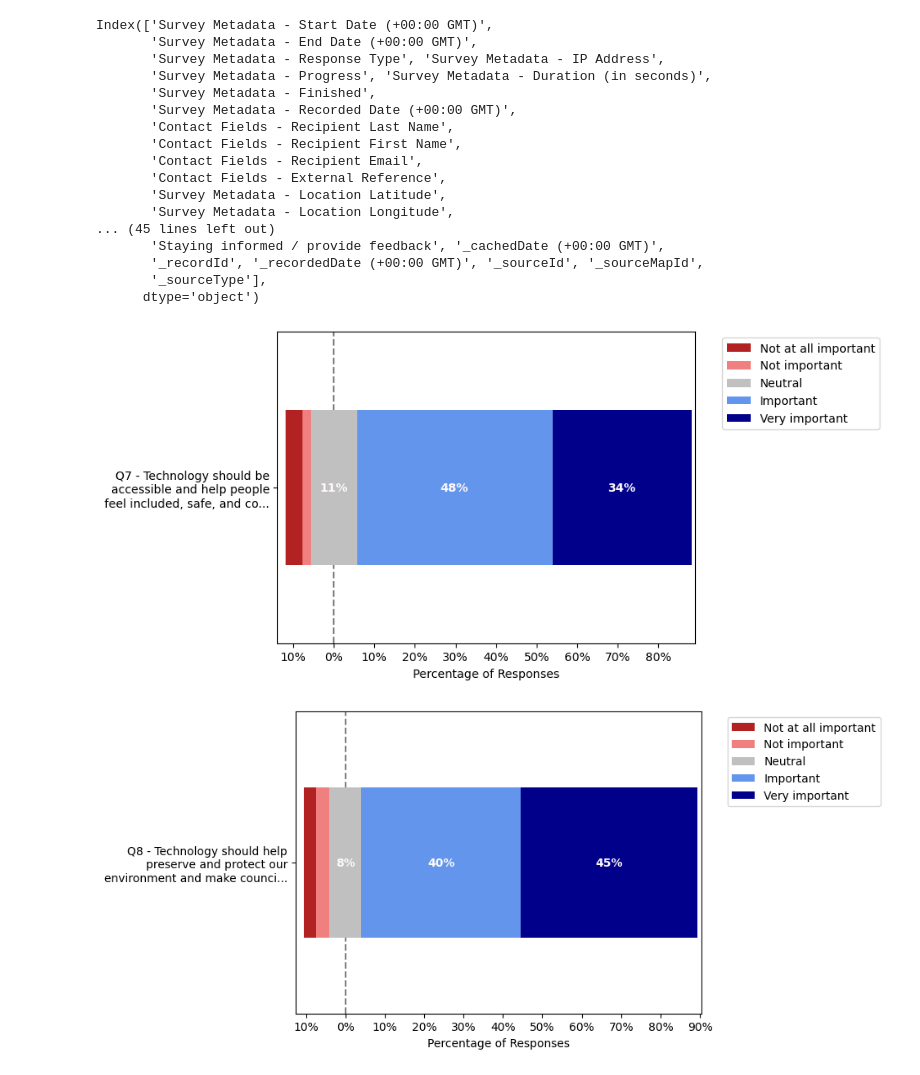
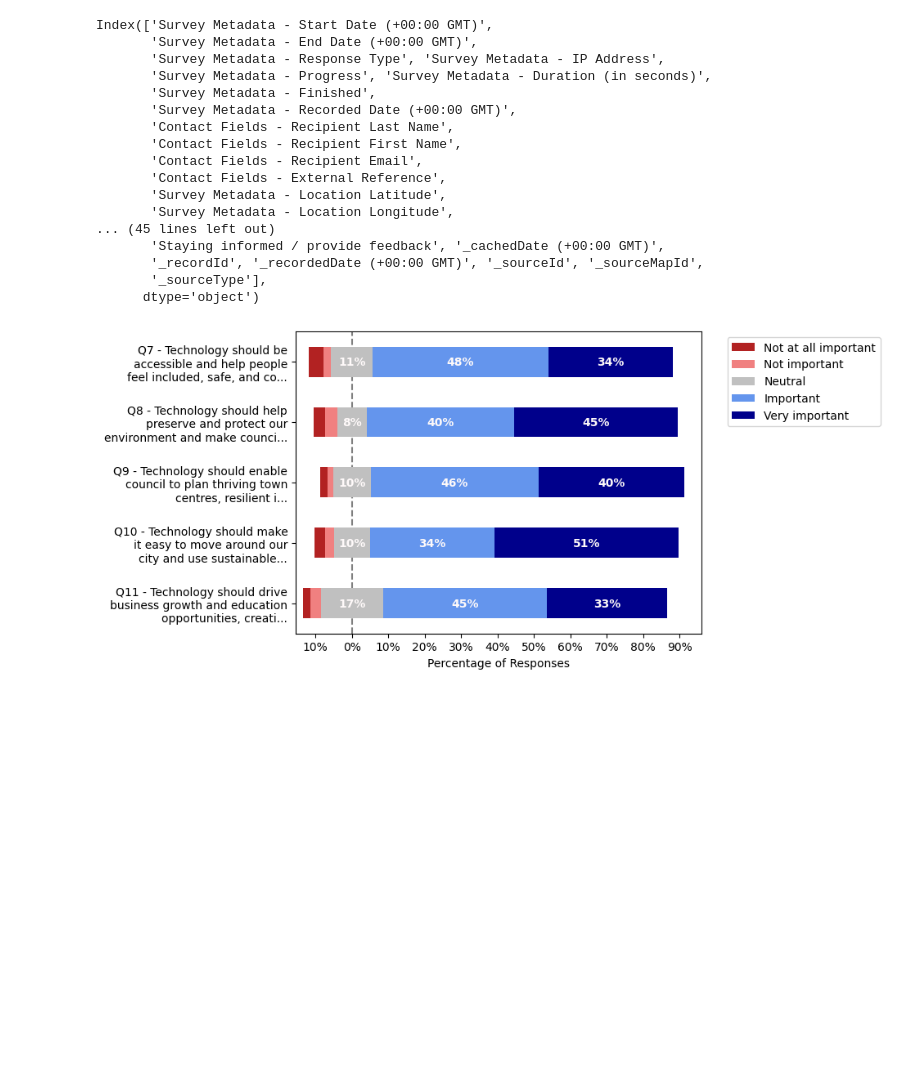
Before and after one commit to cybnz/SurveyVisualisation, a Jupyter notebook: likert_ranking.ipynb, the cells around one changed output. Saved outputs shown, nothing was run; the diff lists cells and outputs as text; code cells hidden in the pictures; blank space fills up the shorter version.

Commit message:
Move Likert graphs into single plot

```diff
--- a/likert_ranking.ipynb
+++ b/likert_ranking.ipynb
@@ -1,6 +1,8 @@
 # %%
 import plot_likert
 import pandas as pd
+import matplotlib.pyplot as plt
+import numpy as np
 
 df = pd.read_csv('data/dashboard-export-02-51-am-2024-11-30.csv')
 print(df.columns)
@@ -17,34 +19,44 @@ important_scale = ['Not at all important',
                    'Important',
                    'Very important']
 
 plot_likert.__internal__.BAR_LABEL_FORMAT = "%.0f"
 
 # plot_likert.plot_likert(df['Q5 - If these types of technologies were made available to the community, how li...'], likely_scale, plot_percentage=True, bar_labels=True, bar_labels_color="snow", colors=plot_likert.colors.default_with_darker_neutral);
 
 # Define the column range using the start and end column names
 start_column = 'Q7 - Technology should be accessible and help people feel included, safe, and co...'
 end_column = 'Q11 - Technology should drive business growth and education opportunities, creati...'
 
 # Use .loc to slice the dataframe by column names
-for column in df.loc[:, start_column:end_column].columns:
-    plot_likert.plot_likert(df[column], important_scale, plot_percentage=True, bar_labels=True, bar_labels_color="snow", colors=plot_likert.colors.default_with_darker_neutral);
+ax = plot_likert.plot_likert(df.loc[:, start_column:end_column], important_scale, plot_percentage=True, bar_labels=True, bar_labels_color="snow", colors=plot_likert.colors.default_with_darker_neutral);
+
+# ax.set_xlim(left=-100, right=100)
+#
+# # Set custom x-ticks at specific intervals
+# ticks = np.arange(-100, 101, 20)  # Example: ticks every 20 units
+# ax.set_xticks(ticks)
+#
+# # Optional: Set custom tick labels (if you want to change the appearance of labels)
+# tick_labels = [f'{tick}%' for tick in ticks]  # Label them as percentages
+# ax.set_xticklabels(tick_labels)
+
+plt.show()
 # %% [output]
 Index(['Survey Metadata - Start Date (+00:00 GMT)',
        'Survey Metadata - End Date (+00:00 GMT)',
        'Survey Metadata - Response Type', 'Survey Metadata - IP Address',
        'Survey Metadata - Progress', 'Survey Metadata - Duration (in seconds)',
        'Survey Metadata - Finished',
        'Survey Metadata - Recorded Date (+00:00 GMT)',
        'Contact Fields - Recipient Last Name',
        'Contact Fields - Recipient First Name',
        'Contact Fields - Recipient Email',
        'Contact Fields - External Reference',
        'Survey Metadata - Location Latitude',
        'Survey Metadata - Location Longitude',
 ... (45 lines left out)
        'Staying informed / provide feedback', '_cachedDate (+00:00 GMT)',
        '_recordId', '_recordedDate (+00:00 GMT)', '_sourceId', '_sourceMapId',
        '_sourceType'],
       dtype='object')
-[figure, old version]
+[figure, new version]
-[figure, removed]
```
Also changed, not shown: parts of 1 cell of this notebook.
